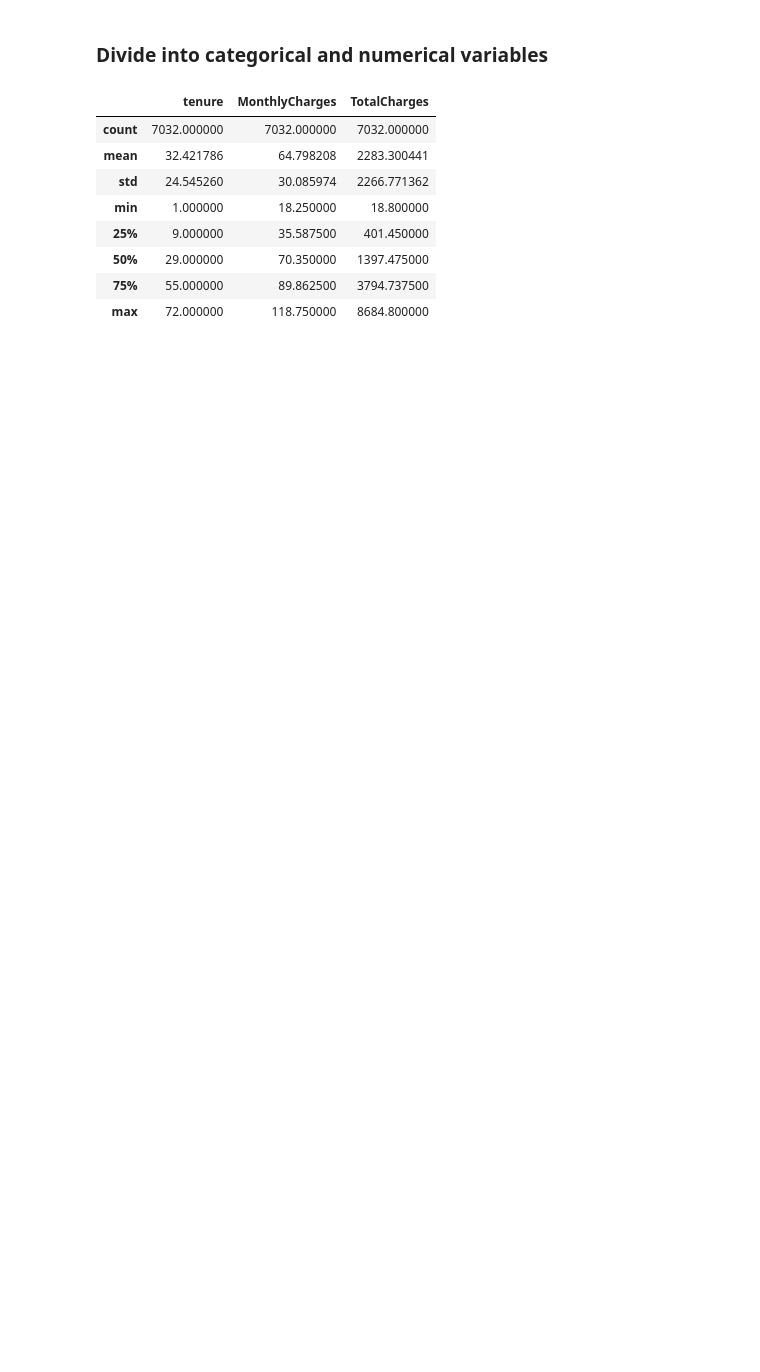
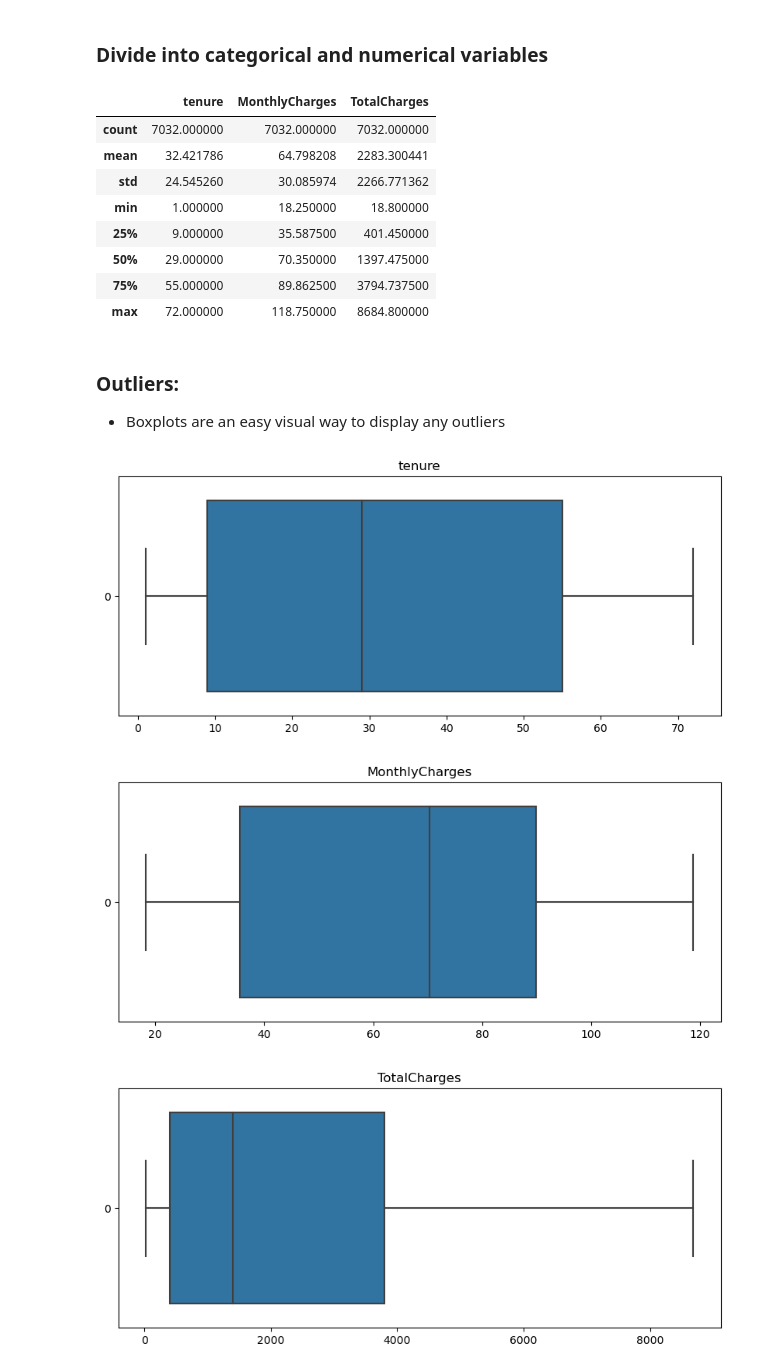
Before and after one commit to RusskiBoyVlad/Telco_customerchurn, a Jupyter notebook: telco-customer-churn.ipynb, the cells around one changed output. Drawn from its saved outputs; the diff is of its cells as text; code cells hidden in the pictures; blank space fills up the shorter version.

Commit message:
Correlation graphs

```diff
--- a/telco-customer-churn.ipynb
+++ b/telco-customer-churn.ipynb
@@ -173,5 +174,5 @@ TotalCharges        0
 Churn               0
 dtype: int64
 # %%
-customer_data = customer_churn.drop(['customerID'], axis = 1)
+customer_data = customer_data.drop(['customerID'], axis = 1)
 customer_data.head()
@@ -190,3 +198,23 @@ customer_data[numerical_cols].describe()
 | 50% | 29.000000 | 70.350000 | 1397.475000 |
 | 75% | 55.000000 | 89.862500 | 3794.737500 |
 | max | 72.000000 | 118.750000 | 8684.800000 |
+# %% [markdown]
+### Outliers:
++ Boxplots are an easy visual way to display any outliers
+# %%
+import seaborn as sns
+from matplotlib import pyplot as plt
+from statsmodels.graphics.gofplots import qqplot
+
+def Box_plots(df):
+    plt.figure(figsize=(10, 4))
+    plt.title(i)
+    sns.boxplot(df, orient= "horizontal")
+    plt.show()
+
+for i in numerical_cols:
+    Box_plots(customer_data[i])
+# %% [output]
+[figure, added]
+[figure, added]
+[figure, added]
```
Also changed, not shown: parts of 23 cells of this notebook.
